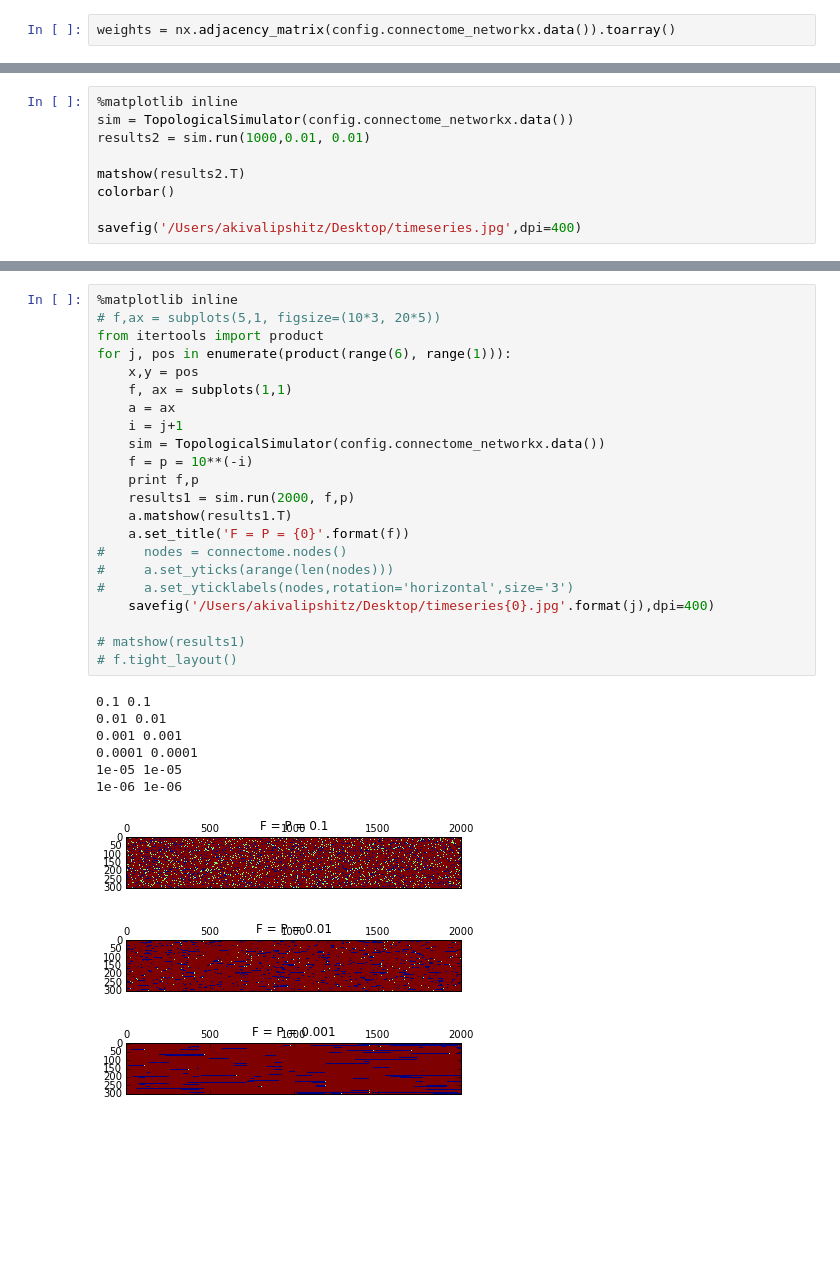
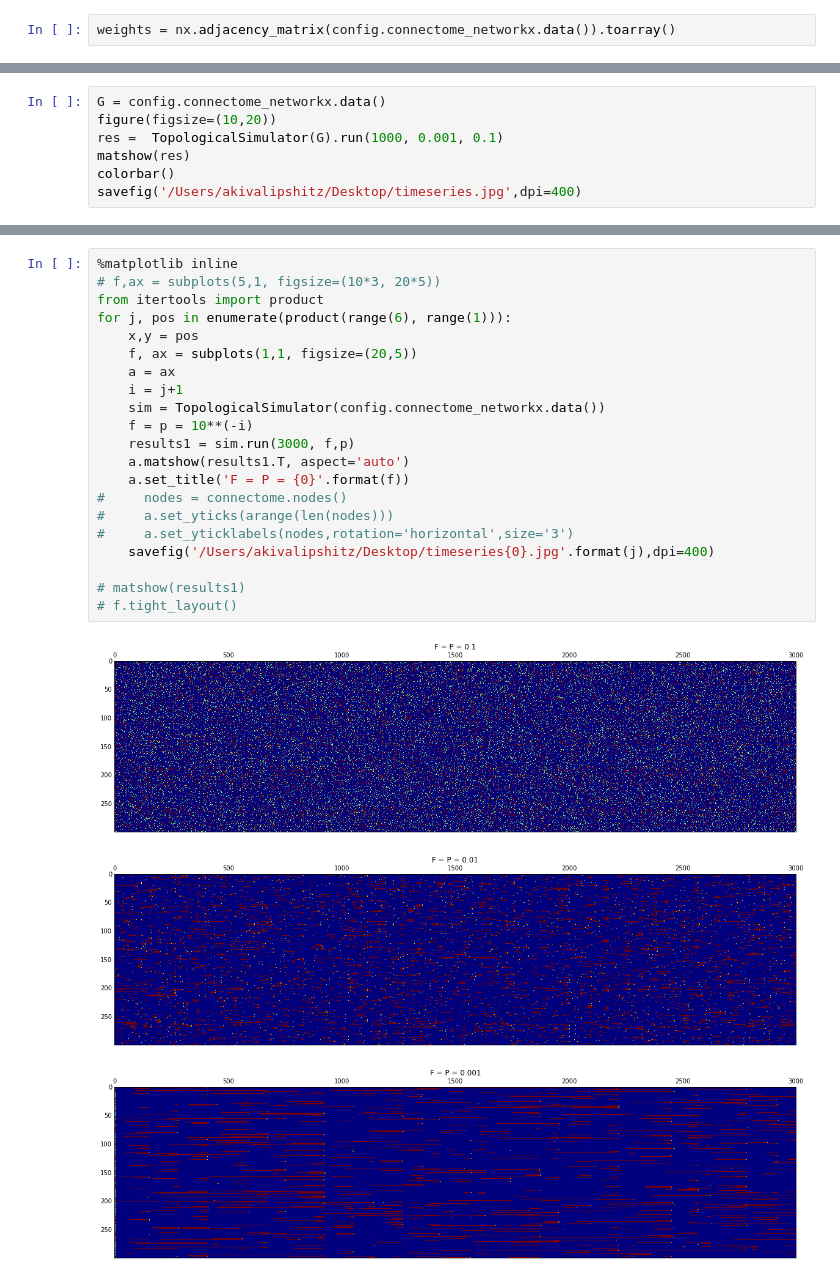
Before and after one commit to openworm/neuronal-analysis, a Jupyter notebook: laboratory/Temporal Clustering.ipynb, the cells around one changed output, grey strips where cells are left out. Cells and saved outputs as stored; diff of their text form; blank space fills up the shorter version.

```diff
--- a/laboratory/Temporal Clustering.ipynb
+++ b/laboratory/Temporal Clustering.ipynb
@@ -198,11 +210,9 @@ class TopologicalSimulator:
         return history
 # %%
-%matplotlib inline
-sim = TopologicalSimulator(config.connectome_networkx.data())
-results2 = sim.run(1000,0.01, 0.01)
-
-matshow(results2.T)
+G = config.connectome_networkx.data()
+figure(figsize=(10,20))
+res =  TopologicalSimulator(G).run(1000, 0.001, 0.1)
+matshow(res)
 colorbar()
-
 savefig('/Users/akivalipshitz/Desktop/timeseries.jpg',dpi=400)
 # %% [output]
@@ -210,32 +221,25 @@ savefig('/Users/akivalipshitz/Desktop/timeseries.jpg',dpi=400)
 # %%
 %matplotlib inline
 # f,ax = subplots(5,1, figsize=(10*3, 20*5))
 from itertools import product
 for j, pos in enumerate(product(range(6), range(1))):
     x,y = pos
-    f, ax = subplots(1,1)
+    f, ax = subplots(1,1, figsize=(20,5))
     a = ax
     i = j+1
     sim = TopologicalSimulator(config.connectome_networkx.data())
     f = p = 10**(-i)
-    print f,p
-    results1 = sim.run(2000, f,p)
-    a.matshow(results1.T)
+    results1 = sim.run(3000, f,p)
+    a.matshow(results1.T, aspect='auto')
     a.set_title('F = P = {0}'.format(f))
 #     nodes = connectome.nodes()
 #     a.set_yticks(arange(len(nodes)))
 #     a.set_yticklabels(nodes,rotation='horizontal',size='3')
     savefig('/Users/akivalipshitz/Desktop/timeseries{0}.jpg'.format(j),dpi=400)
 
 # matshow(results1)
 # f.tight_layout()
 # %% [output]
-0.1 0.1
-0.01 0.01
-0.001 0.001
-0.0001 0.0001
-1e-05 1e-05
-1e-06 1e-06
-[figure, old version]
+[figure, new version]
-[figure, old version]
+[figure, new version]
-[figure, old version]
+[figure, new version]
```
Also changed, not shown: parts of 10 cells of this notebook, 1 other file.
